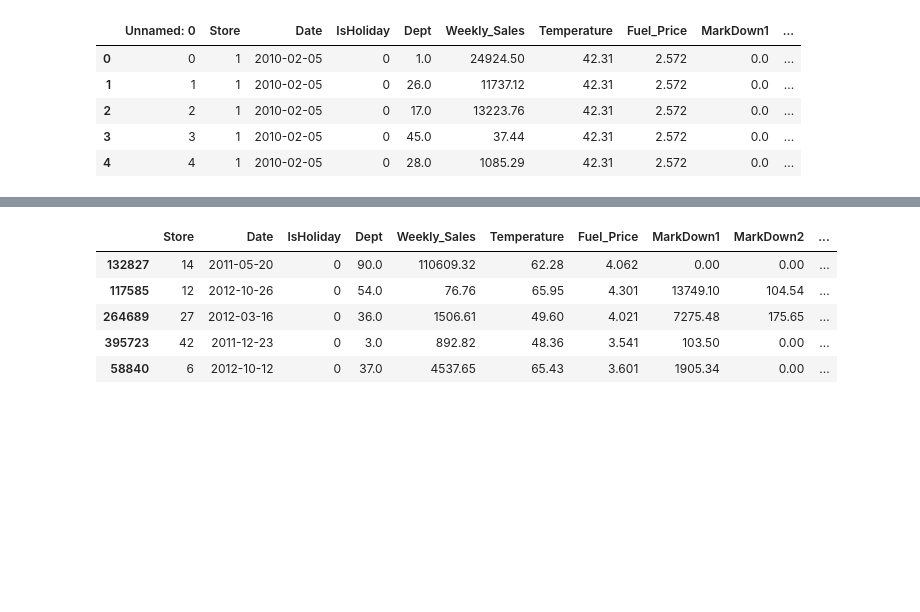
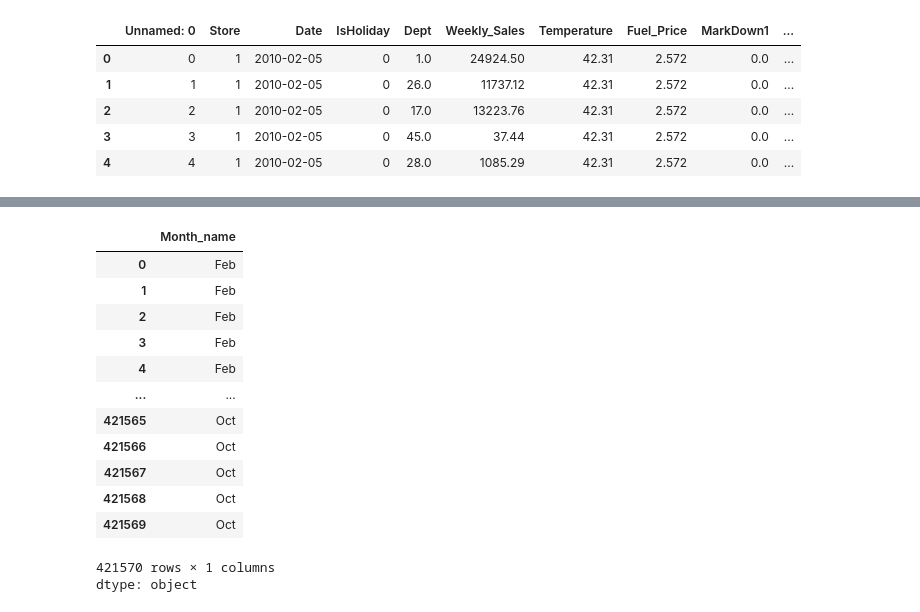
Before and after one commit to Subash-d/ai-ml-projects, a Jupyter notebook: walmart-sales/Eda.ipynb, the cells around one changed output, grey strips where cells are left out. Drawn from its saved outputs; the diff is of its cells as text; code cells hidden in the pictures; blank space fills up the shorter version.

```diff
--- a/walmart-sales/Eda.ipynb
+++ b/walmart-sales/Eda.ipynb
@@ -66,13 +60,27 @@ memory usage: 54.7+ MB
 # %%
 df["Date"] = pd.to_datetime(df["Date"])
-# %%
-df = df.drop(['Unnamed: 0'], axis = 1)
-# %%
-df.sample(5)
-# %% [output]
-|  | Store | Date | IsHoliday | Dept | Weekly_Sales | Temperature | Fuel_Price | MarkDown1 | MarkDown2 | ... |
-| 132827 | 14 | 2011-05-20 | 0 | 90.0 | 110609.32 | 62.28 | 4.062 | 0.00 | 0.00 | ... |
-| 117585 | 12 | 2012-10-26 | 0 | 54.0 | 76.76 | 65.95 | 4.301 | 13749.10 | 104.54 | ... |
-| 264689 | 27 | 2012-03-16 | 0 | 36.0 | 1506.61 | 49.60 | 4.021 | 7275.48 | 175.65 | ... |
-| 395723 | 42 | 2011-12-23 | 0 | 3.0 | 892.82 | 48.36 | 3.541 | 103.50 | 0.00 | ... |
-| 58840 | 6 | 2012-10-12 | 0 | 37.0 | 4537.65 | 65.43 | 3.601 | 1905.34 | 0.00 | ... |
+# %%
+df["Day"] = df["Date"].dt.day
+df["Month"] = df["Date"].dt.month
+df["Year"] = df["Date"].dt.year
+df["Week"] = df["Date"].dt.isocalendar().week
+df["DayOfTheWeek"] = df["Date"].dt.dayofweek
+# %%
+df["Month_name"] = df["Date"].dt.month_name().str[:3]
+# %%
+df["Month_name"]
+# %% [output]
+|  | Month_name |
+| 0 | Feb |
+| 1 | Feb |
+| 2 | Feb |
+| 3 | Feb |
+| 4 | Feb |
+| ... | ... |
+| 421565 | Oct |
+| 421566 | Oct |
+| 421567 | Oct |
+| 421568 | Oct |
+| 421569 | Oct |
+421570 rows × 1 columns
+dtype: object
```
Also changed, not shown: parts of 6 cells of this notebook.
